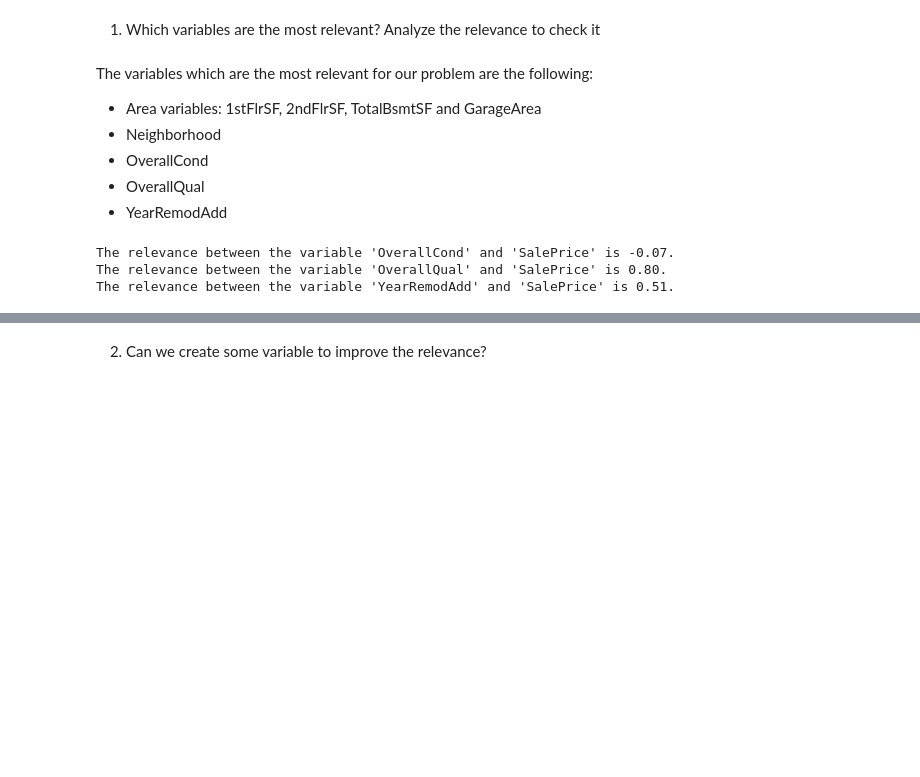
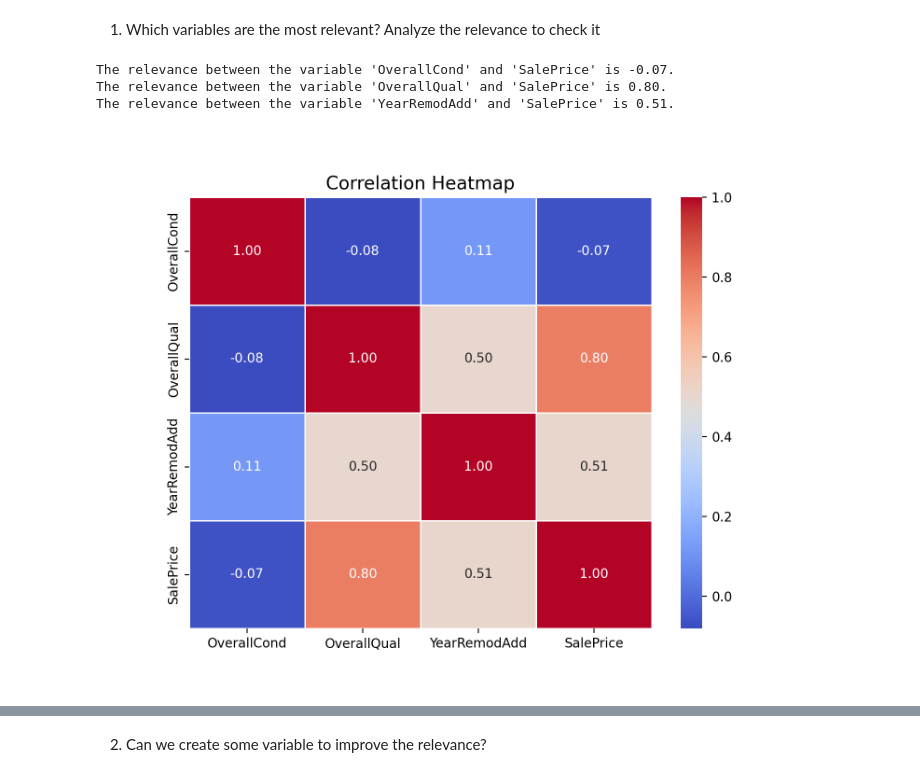
Before and after one commit to TehWeifu/IABD, a Jupyter notebook: SistemasDeAprendizajeAutomatico/Andreas/Project/primer-ejercicio/entregable/HousePricingModel-JBSL.ipynb, the cells around one changed output, grey strips where cells are left out. Saved outputs shown, nothing was run; the diff lists cells and outputs as text; code cells hidden in the pictures; blank space fills up the shorter version.

```diff
--- a/SistemasDeAprendizajeAutomatico/Andreas/Project/primer-ejercicio/entregable/HousePricingModel-JBSL.ipynb
+++ b/SistemasDeAprendizajeAutomatico/Andreas/Project/primer-ejercicio/entregable/HousePricingModel-JBSL.ipynb
@@ -359,13 +378,6 @@ To analyze the relevance, we usually look for "correlations" between different v
 - The mean of the target for each value of the variables (NON-continuous variables)
 # %% [markdown]
 1. Which variables are the most relevant? Analyze the relevance to check it
-# %% [markdown]
-The variables which are the most relevant for our problem are the following:
- - Area variables: 1stFlrSF, 2ndFlrSF, TotalBsmtSF and GarageArea
- - Neighborhood
- - OverallCond
- - OverallQual
- - YearRemodAdd
 # %%
 overall_cond_relevance = house_data[["OverallCond", 'SalePrice']].corr()
 print(
@@ -385,3 +397,12 @@ print(
 The relevance between the variable 'OverallCond' and 'SalePrice' is -0.07.
 The relevance between the variable 'OverallQual' and 'SalePrice' is 0.80.
 The relevance between the variable 'YearRemodAdd' and 'SalePrice' is 0.51.
+# %%
+features_to_analyze = ['OverallCond', 'OverallQual', 'YearRemodAdd', 'SalePrice']
+correlation_matrix = house_data[features_to_analyze].corr()
+plt.figure(figsize=(8, 6))
+sns.heatmap(correlation_matrix, annot=True, cmap='coolwarm', fmt=".2f", linewidths=.5)
+plt.title('Correlation Heatmap', fontsize=14)
+plt.show()
+# %% [output]
+[figure, added]
```
Also changed, not shown: parts of 11 cells of this notebook, 1 other file.
